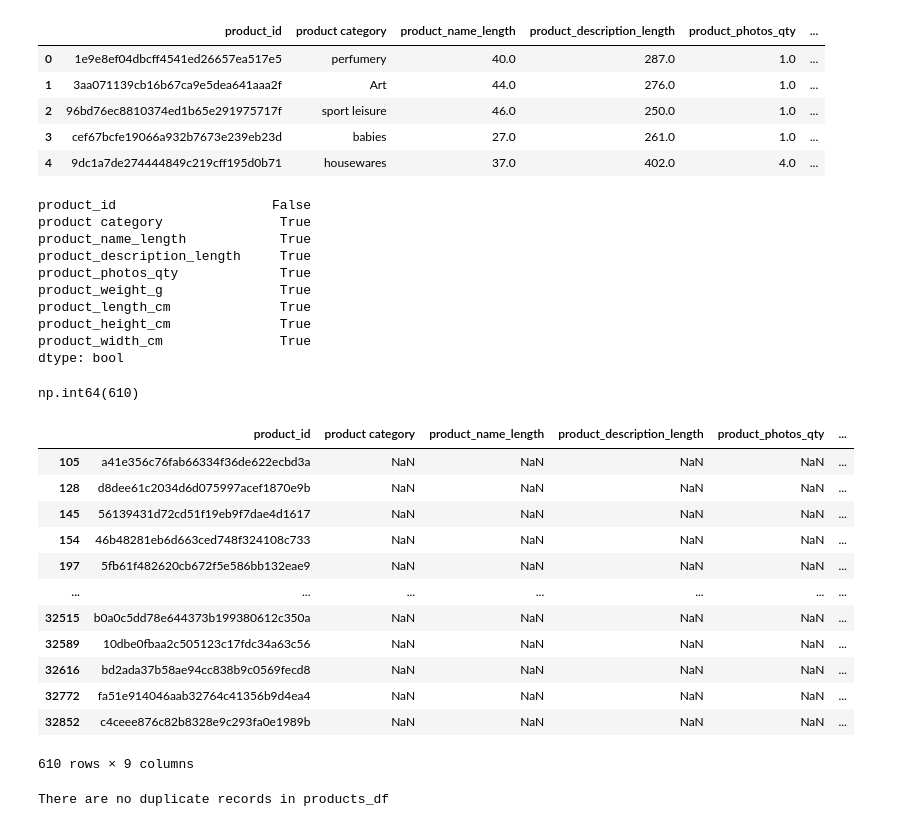
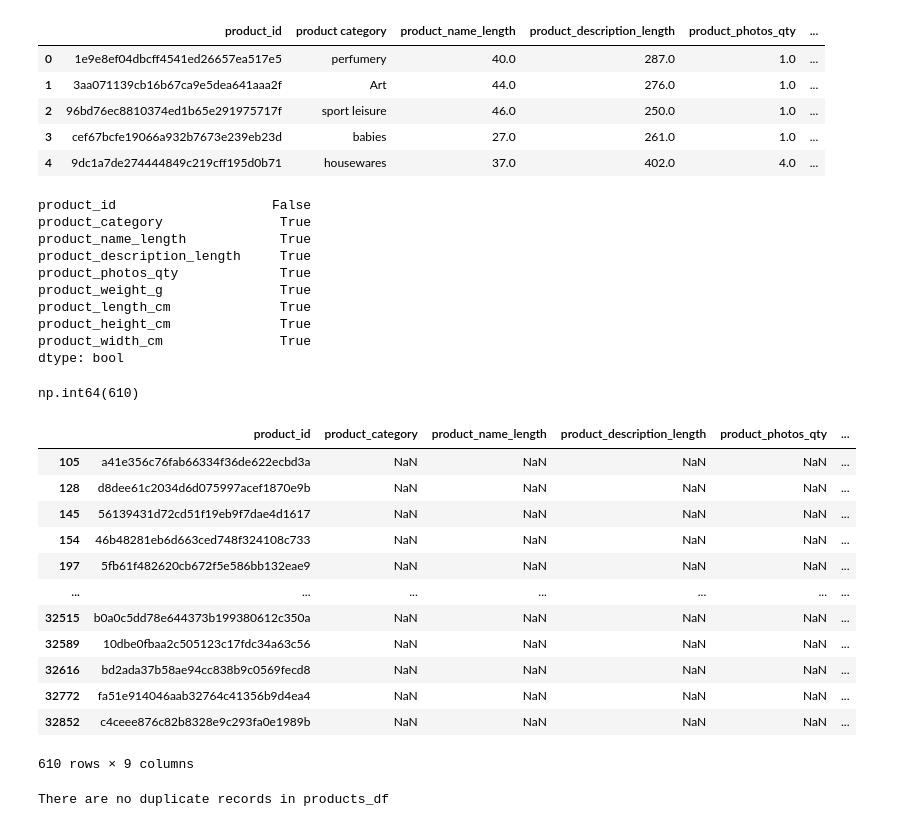
Before and after one commit to ogfenix/Target-Ecommerce-Project, a Jupyter notebook: target.ipynb, the cells around one changed output. Saved outputs shown, nothing was run; the diff lists cells and outputs as text; code cells hidden in the pictures.

```diff
--- a/target.ipynb
+++ b/target.ipynb
@@ -404,11 +404,13 @@ products_df.head()
 | 2 | 96bd76ec8810374ed1b65e291975717f | sport leisure | 46.0 | 250.0 | 1.0 | ... |
 | 3 | cef67bcfe19066a932b7673e239eb23d | babies | 27.0 | 261.0 | 1.0 | ... |
 | 4 | 9dc1a7de274444849c219cff195d0b71 | housewares | 37.0 | 402.0 | 4.0 | ... |
+# %%
+products_df.columns = products_df.columns.str.replace(" ","_")
 # %%
 products_df.isnull().any()
 # %% [output]
 product_id                    False
-product category               True
+product_category               True
 product_name_length            True
 product_description_length     True
 product_photos_qty             True
@@ -422,9 +424,9 @@ products_df['product category'].isnull().sum()
 # %% [output]
 np.int64(610)
 # %%
-products_df[products_df['product category'].isnull()]
+products_df[products_df['product_category'].isnull()]
 # %% [output]
-|  | product_id | product category | product_name_length | product_description_length | product_photos_qty | ... |
+|  | product_id | product_category | product_name_length | product_description_length | product_photos_qty | ... |
 | 105 | a41e356c76fab66334f36de622ecbd3a | NaN | NaN | NaN | NaN | ... |
 | 128 | d8dee61c2034d6d075997acef1870e9b | NaN | NaN | NaN | NaN | ... |
 | 145 | 56139431d72cd51f19eb9f7dae4d1617 | NaN | NaN | NaN | NaN | ... |
```
Also changed, not shown: parts of 18 cells of this notebook, 3 other files.
